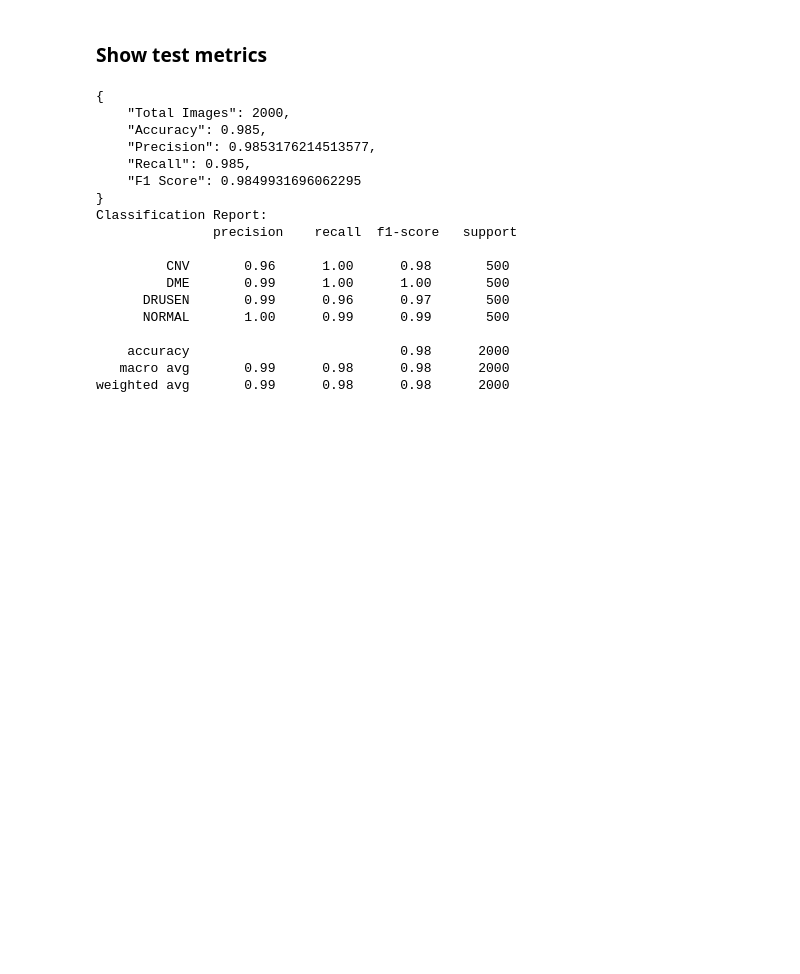
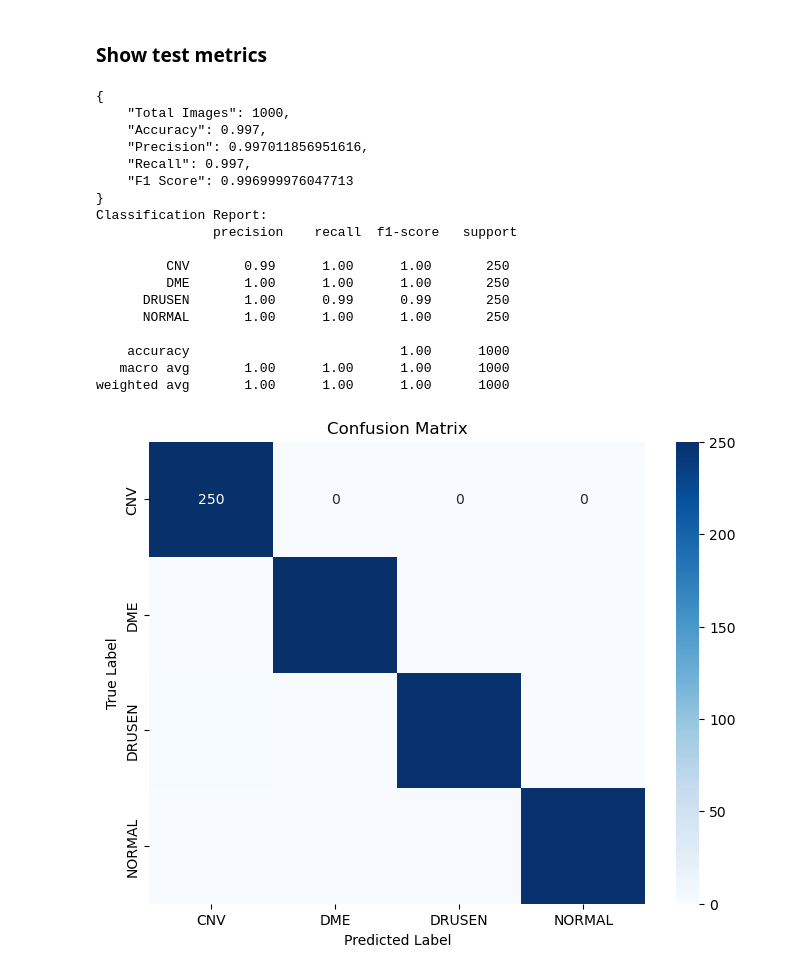
Before and after one commit to Gaoux/OCT-Model-Evaluation, a Jupyter notebook: notebooks/models_test.ipynb, the cells around one changed output. Cells and saved outputs as stored; diff of their text form; code cells hidden in the pictures; blank space fills up the shorter version.

```diff
--- a/notebooks/models_test.ipynb
+++ b/notebooks/models_test.ipynb
@@ -160,0 +92,12 @@ Sample labels: {'CNV', 'NORMAL', 'DRUSEN', 'DME'}
+# %%
+# Define test dataset folders
+folder_path1 = "../data/ZhangLabData/CellData/OCT/test"
+folder_path2 = "../data/OCT2017/OCT2017/test"
+
+# Load image paths and labels using utility function
+    # image_paths, true_labels = load_image_paths_and_labels([folder_path1, folder_path2])
+image_paths, true_labels = load_image_paths_and_labels([folder_path2])
+
+# Verification
+print(f"Total images: {len(image_paths)}")
+print(f"Sample labels: {set(true_labels)}")
@@ -183,2 +113,4 @@ y_pred_numeric1 = [labels.index(label) for label in y_pred1]
+# %%
+y_true1, y_pred1, y_true_numeric1, y_pred_numeric1 = generate_predictions(image_paths, true_labels, model1, target_size=(299, 299))
 # %% [markdown]
 #### Model 2
@@ -254,22 +121,23 @@ def evaluate_classification_results(y_true, y_pred, labels, output_dir):
 # %%
-evaluate_classification_results(y_true_numeric1, y_pred_numeric1, labels, "../results/preliminary/model1_evaluation")
+evaluate_classification_results(y_true_numeric1, y_pred_numeric1, "../results/preliminary/model1_evaluation")
 # %% [output]
 {
-    "Total Images": 2000,
-    "Accuracy": 0.985,
-    "Precision": 0.9853176214513577,
-    "Recall": 0.985,
-    "F1 Score": 0.9849931696062295
+    "Total Images": 1000,
+    "Accuracy": 0.997,
+    "Precision": 0.997011856951616,
+    "Recall": 0.997,
+    "F1 Score": 0.996999976047713
 }
 Classification Report:
                precision    recall  f1-score   support
 
-         CNV       0.96      1.00      0.98       500
-         DME       0.99      1.00      1.00       500
-      DRUSEN       0.99      0.96      0.97       500
-      NORMAL       1.00      0.99      0.99       500
+         CNV       0.99      1.00      1.00       250
+         DME       1.00      1.00      1.00       250
+      DRUSEN       1.00      0.99      0.99       250
+      NORMAL       1.00      1.00      1.00       250
 
-    accuracy                           0.98      2000
-   macro avg       0.99      0.98      0.98      2000
-weighted avg       0.99      0.98      0.98      2000
+    accuracy                           1.00      1000
+   macro avg       1.00      1.00      1.00      1000
+weighted avg       1.00      1.00      1.00      1000
+[figure, added]
 # %%
```
Also changed, not shown: parts of 19 cells of this notebook, 2 other files.
